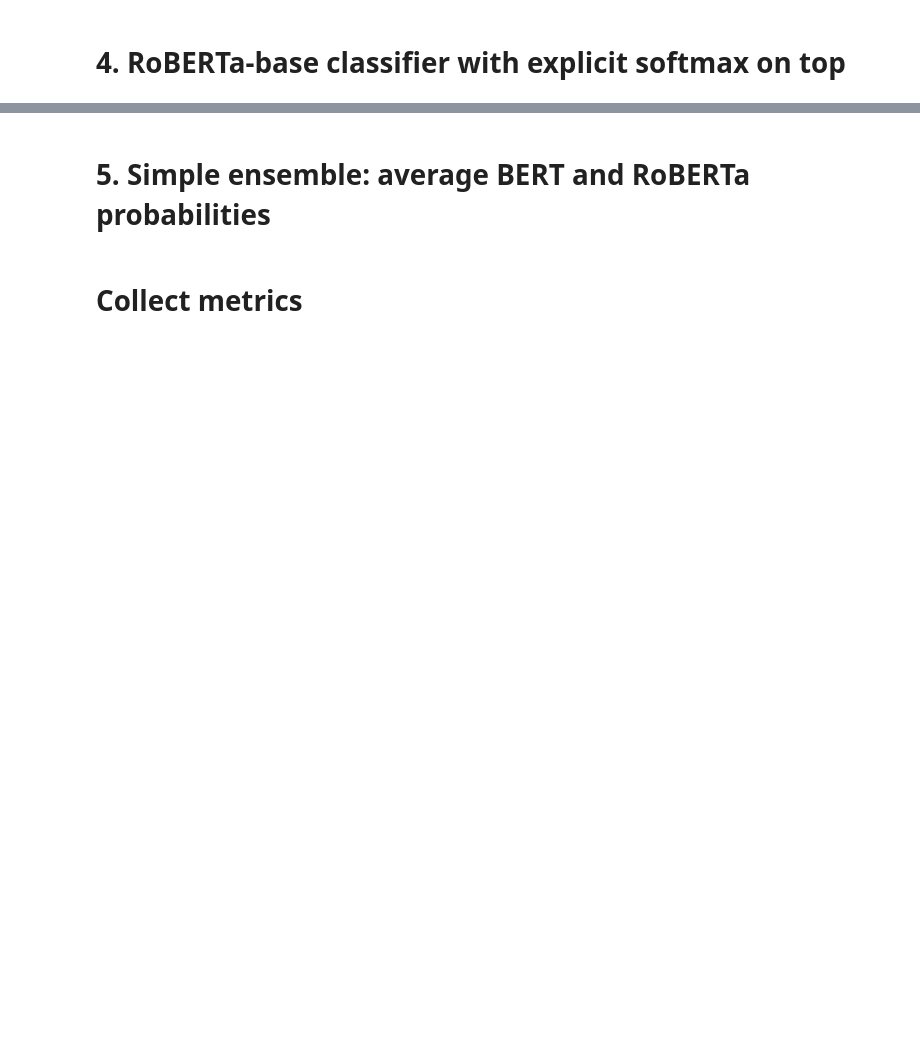
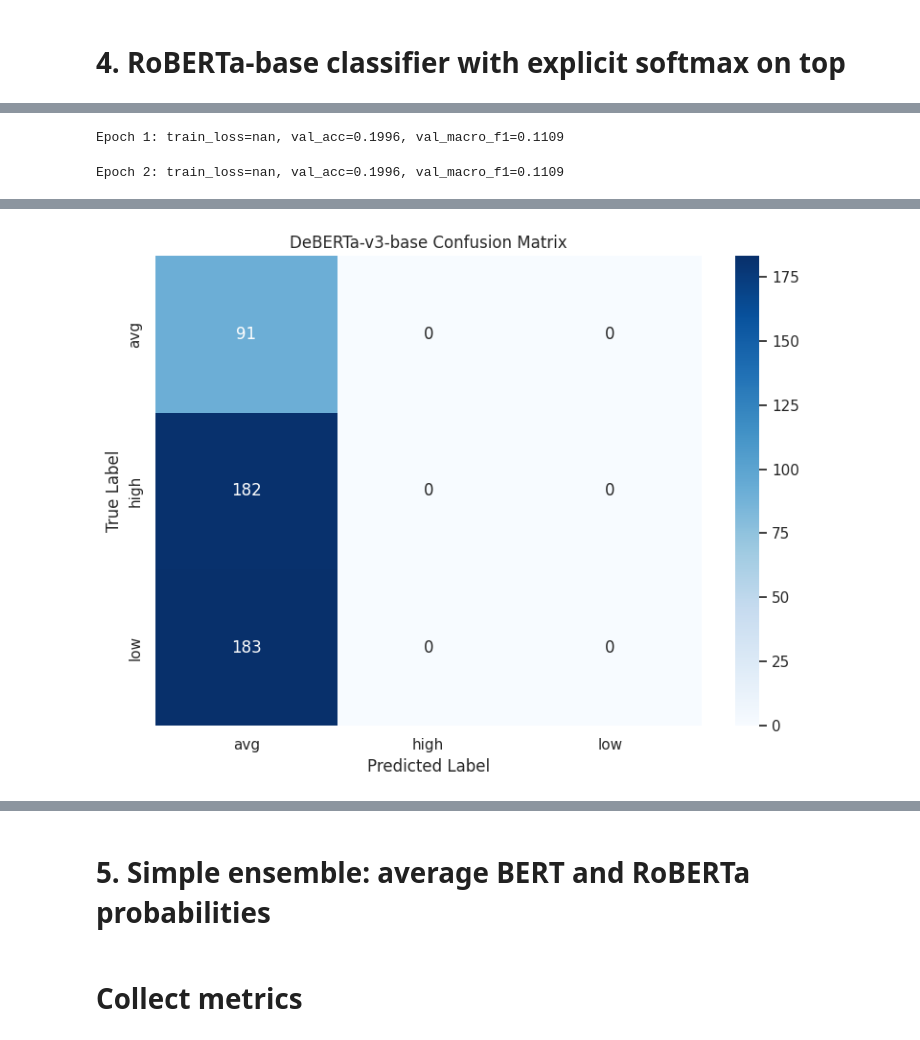
Before and after one commit to Western-Windows/SociaLift, a Jupyter notebook: engagement_final.ipynb, the cells around one changed output, grey strips where cells are left out. Saved outputs shown, nothing was run; the diff lists cells and outputs as text; code cells hidden in the pictures; blank space fills up the shorter version.

```diff
--- a/engagement_final.ipynb
+++ b/engagement_final.ipynb
@@ -1151,0 +1153,71 @@ plt.show()
+# %%
+import matplotlib.pyplot as plt
+import seaborn as sns
+import numpy as np
+import torch
+from sklearn.metrics import confusion_matrix, accuracy_score, f1_score, classification_report
+from transformers import AutoModelForSequenceClassification, AutoTokenizer
+
+# Change to the DeBERTa-v3 model
+deberta_model_name = "microsoft/deberta-v3-base"
+deberta_tokenizer = AutoTokenizer.from_pretrained(deberta_model_name)
+
+deberta_model = AutoModelForSequenceClassification.from_pretrained(
+    deberta_model_name,
+    num_labels=num_labels
+)
+
+# Train the DeBERTa model
+deberta_model, deberta_best_f1 = train_transformer_classifier(
+    deberta_model,
+    deberta_tokenizer,
+    train_df,
+    val_df,
+    num_epochs=3,
+    batch_size=16,
+    max_length=128,
+    lr=2e-5
+)
+
+def deberta_predict_with_softmax(texts):
+    deberta_model.eval()
+    deberta_model.to(device)
+    enc = deberta_tokenizer(
+        texts,
+        padding=True,
+        truncation=True,
+        max_length=128,
+        return_tensors="pt"
+    ).to(device)
+    with torch.no_grad():
+        outputs = deberta_model(**enc)
+        logits = outputs.logits
+        probs = torch.softmax(logits, dim=-1).cpu().numpy()
+    preds = np.argmax(probs, axis=1)
+    labels = label_encoder.inverse_transform(preds)
+    return labels, probs
+
+val_labels = val_df["label_id"].values
+_, deberta_probs = deberta_predict_with_softmax(val_df["post_text_en"].tolist())
+deberta_preds = np.argmax(deberta_probs, axis=1)
+
+# Print Metrics
+print("DeBERTa-v3 accuracy:", accuracy_score(val_labels, deberta_preds))
+print("DeBERTa-v3 macro F1:", f1_score(val_labels, deberta_preds, average="macro"))
+print(classification_report(val_labels, deberta_preds, target_names=label_encoder.classes_))
+
+# Calculate the confusion matrix
+cm = confusion_matrix(val_labels, deberta_preds)
+
+# Plot the confusion matrix
+plt.figure(figsize=(8, 6))
+sns.heatmap(cm, annot=True, fmt='d', cmap='Blues',
+            xticklabels=label_encoder.classes_,
+            yticklabels=label_encoder.classes_)
+
+plt.title('DeBERTa-v3-base Confusion Matrix')
+plt.xlabel('Predicted Label')
+plt.ylabel('True Label')
+plt.tight_layout()
+plt.show()
+# %% [output]
@@ -1151,0 +1241,2 @@ plt.show()
+Epoch 1: train_loss=nan, val_acc=0.1996, val_macro_f1=0.1109
+Epoch 2: train_loss=nan, val_acc=0.1996, val_macro_f1=0.1109
@@ -1152,3 +1255,4 @@ plt.show()
+[figure, added]
 # %%
 print(type(deberta_tokenizer))
 # Should print: PreTrainedTokenizer (slow)
```
Also changed, not shown: parts of 93 cells of this notebook.
